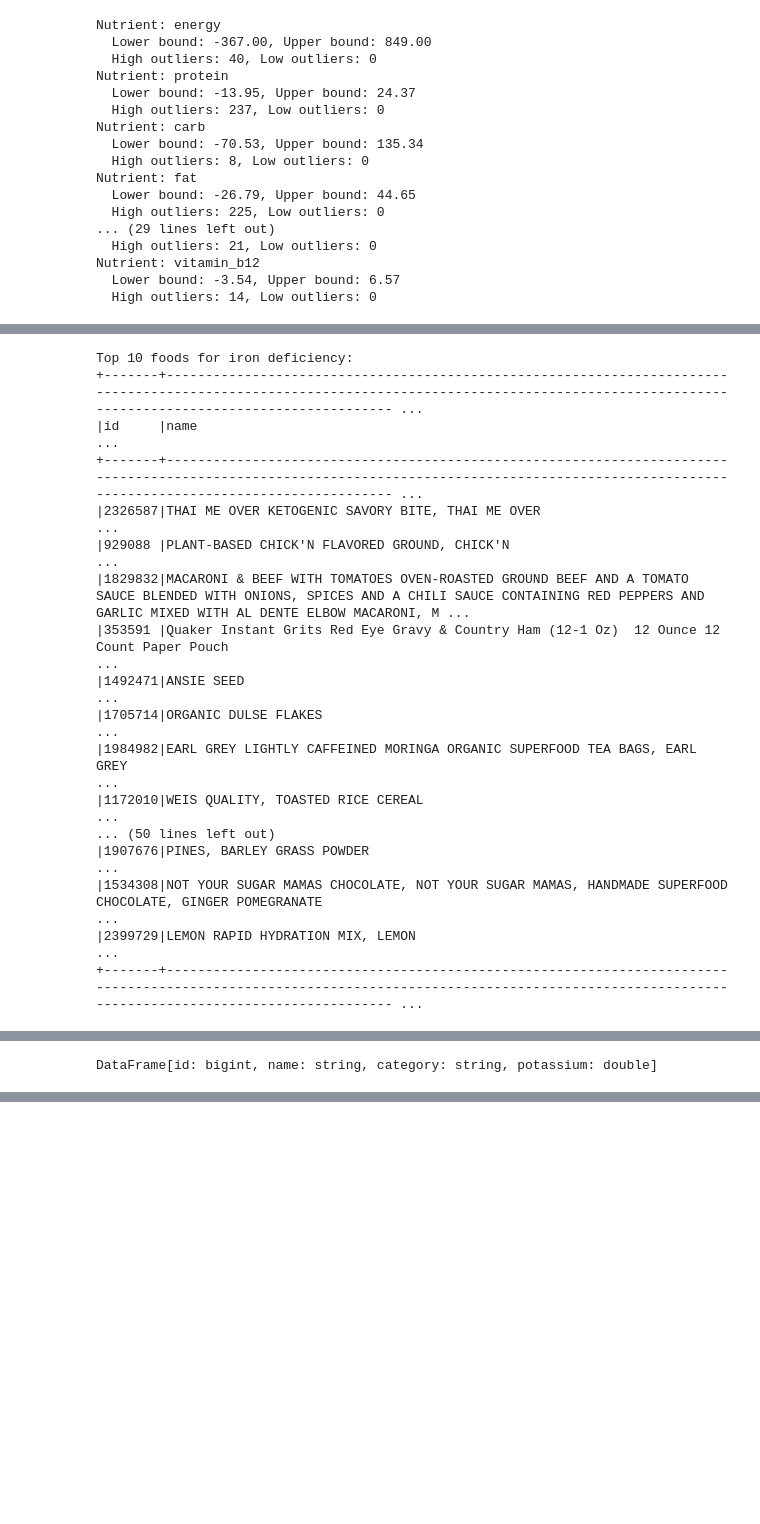
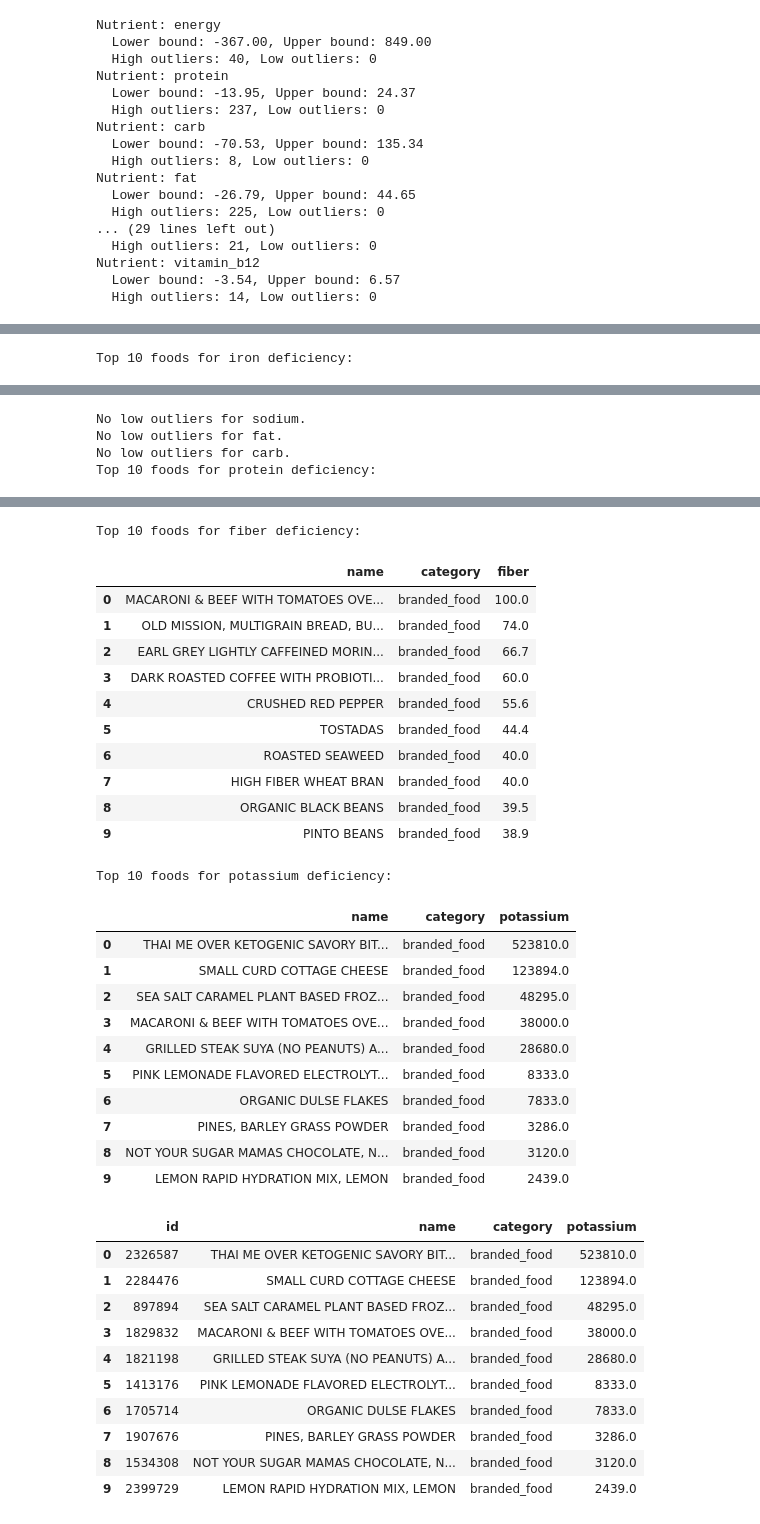
Before and after one commit to Tedyst/FII-BDA, a Jupyter notebook: scripts/nutritional_outlier_analysis.ipynb, the cells around one changed output, grey strips where cells are left out. Drawn from its saved outputs; the diff is of its cells as text; code cells hidden in the pictures; blank space fills up the shorter version.

```diff
--- a/scripts/nutritional_outlier_analysis.ipynb
+++ b/scripts/nutritional_outlier_analysis.ipynb
@@ -15,9 +27,9 @@ To adjust logging level use sc.setLogLevel(newLevel). For SparkR, use setLogLeve
 Spark version: 4.0.1
 # %%
 # Configuration
-input_path = "../output/nutritional_profiles"
-fallback_file = "../output/nutritional_profiles/part-00000-d5d8abf9-0202-406e-af46-ff13446ce22f-c000.snappy.parquet"
-output_dir = "../output/NutritionalOutlierAnalysis"
+input_path = f"{path_prefix}/output/nutritional_profiles"
+fallback_file = f"{path_prefix}/output/nutritional_profiles/part-00000-d5d8abf9-0202-406e-af46-ff13446ce22f-c000.snappy.parquet"
+output_dir = f"{path_prefix}/output/NutritionalOutlierAnalysis"
 os.makedirs(output_dir, exist_ok=True)
 
 # Strict schema mapping (edit as needed for your dataset)
@@ -164,6 +195,7 @@ No low outliers for fiber.
 # %%
 # Example recommendation logic for special dietary needs
 def recommend_foods_for_deficiency(nutrient, top_n=10):
+    """Recommend foods high in a given nutrient (for deficiency)."""
     if nutrient not in outlier_results:
         print(f"Nutrient '{nutrient}' not found.")
         return
@@ -171,11 +203,13 @@ def recommend_foods_for_deficiency(nutrient, top_n=10):
     if sdf is None or sdf.count() == 0:
         print(f"No high outliers for {nutrient}.")
         return
+    pdf = sdf.orderBy(F.desc(nutrient)).limit(top_n).toPandas()
     print(f"Top {top_n} foods for {nutrient} deficiency:")
-    sdf.orderBy(F.desc(nutrient)).limit(top_n).show(truncate=False)
-    return sdf.orderBy(F.desc(nutrient)).limit(top_n)
+    display(pdf[['name', 'category', nutrient]])
+    return pdf
 
 def recommend_foods_for_restriction(nutrient, top_n=10):
+    """Recommend foods low in a given nutrient (for restriction)."""
     if nutrient not in outlier_results:
         print(f"Nutrient '{nutrient}' not found.")
         return
@@ -183,34 +217,24 @@ def recommend_foods_for_restriction(nutrient, top_n=10):
     if sdf is None or sdf.count() == 0:
         print(f"No low outliers for {nutrient}.")
         return
+    pdf = sdf.orderBy(F.asc(nutrient)).limit(top_n).toPandas()
     print(f"Top {top_n} foods for {nutrient} restriction:")
-    sdf.orderBy(F.asc(nutrient)).limit(top_n).show(truncate=False)
-    return sdf.orderBy(F.asc(nutrient)).limit(top_n)
+    display(pdf[['name', 'category', nutrient]])
+    return pdf
 
 # Example: Recommend foods for iron deficiency
 recommend_foods_for_deficiency('iron', top_n=10)
 # Example: Recommend foods for sodium restriction
 recommend_foods_for_restriction('sodium', top_n=10)
+
 recommend_foods_for_restriction('fat', top_n=10)
+
 recommend_foods_for_restriction('carb', top_n=10)
+
 recommend_foods_for_deficiency('protein', top_n=10)
+
 recommend_foods_for_deficiency('fiber', top_n=10)
+
 recommend_foods_for_deficiency('potassium', top_n=10)
 # %% [output]
 Top 10 foods for iron deficiency:
-+-------+----------------------------------------------------------------------------------------------------------------------------------------------------------------------------------------------- ...
-|id     |name                                                                                                                                                                                            ...
-+-------+----------------------------------------------------------------------------------------------------------------------------------------------------------------------------------------------- ...
-|2326587|THAI ME OVER KETOGENIC SAVORY BITE, THAI ME OVER                                                                                                                                                ...
-|929088 |PLANT-BASED CHICK'N FLAVORED GROUND, CHICK'N                                                                                                                                                    ...
-|1829832|MACARONI & BEEF WITH TOMATOES OVEN-ROASTED GROUND BEEF AND A TOMATO SAUCE BLENDED WITH ONIONS, SPICES AND A CHILI SAUCE CONTAINING RED PEPPERS AND GARLIC MIXED WITH AL DENTE ELBOW MACARONI, M ...
-|353591 |Quaker Instant Grits Red Eye Gravy & Country Ham (12-1 Oz)  12 Ounce 12 Count Paper Pouch                                                                                                       ...
-|1492471|ANSIE SEED                                                                                                                                                                                      ...
-|1705714|ORGANIC DULSE FLAKES                                                                                                                                                                            ...
-|1984982|EARL GREY LIGHTLY CAFFEINED MORINGA ORGANIC SUPERFOOD TEA BAGS, EARL GREY                                                                                                                       ...
-|1172010|WEIS QUALITY, TOASTED RICE CEREAL                                                                                                                                                               ...
-... (50 lines left out)
-|1907676|PINES, BARLEY GRASS POWDER                                                                                                                                                                      ...
-|1534308|NOT YOUR SUGAR MAMAS CHOCOLATE, NOT YOUR SUGAR MAMAS, HANDMADE SUPERFOOD CHOCOLATE, GINGER POMEGRANATE                                                                                          ...
-|2399729|LEMON RAPID HYDRATION MIX, LEMON                                                                                                                                                                ...
-+-------+----------------------------------------------------------------------------------------------------------------------------------------------------------------------------------------------- ...
@@ -217 +252,4 @@ Top 10 foods for iron deficiency:
-DataFrame[id: bigint, name: string, category: string, potassium: double]
+No low outliers for sodium.
+No low outliers for fat.
+No low outliers for carb.
+Top 10 foods for protein deficiency:
@@ -217,0 +267,35 @@ DataFrame[id: bigint, name: string, category: string, potassium: double]
+Top 10 foods for fiber deficiency:
+|  | name | category | fiber |
+| 0 | MACARONI & BEEF WITH TOMATOES OVE... | branded_food | 100.0 |
+| 1 | OLD MISSION, MULTIGRAIN BREAD, BU... | branded_food | 74.0 |
+| 2 | EARL GREY LIGHTLY CAFFEINED MORIN... | branded_food | 66.7 |
+| 3 | DARK ROASTED COFFEE WITH PROBIOTI... | branded_food | 60.0 |
+| 4 | CRUSHED RED PEPPER | branded_food | 55.6 |
+| 5 | TOSTADAS | branded_food | 44.4 |
+| 6 | ROASTED SEAWEED | branded_food | 40.0 |
+| 7 | HIGH FIBER WHEAT BRAN | branded_food | 40.0 |
+| 8 | ORGANIC BLACK BEANS | branded_food | 39.5 |
+| 9 | PINTO BEANS | branded_food | 38.9 |
+Top 10 foods for potassium deficiency:
+|  | name | category | potassium |
+| 0 | THAI ME OVER KETOGENIC SAVORY BIT... | branded_food | 523810.0 |
+| 1 | SMALL CURD COTTAGE CHEESE | branded_food | 123894.0 |
+| 2 | SEA SALT CARAMEL PLANT BASED FROZ... | branded_food | 48295.0 |
+| 3 | MACARONI & BEEF WITH TOMATOES OVE... | branded_food | 38000.0 |
+| 4 | GRILLED STEAK SUYA (NO PEANUTS) A... | branded_food | 28680.0 |
+| 5 | PINK LEMONADE FLAVORED ELECTROLYT... | branded_food | 8333.0 |
+| 6 | ORGANIC DULSE FLAKES | branded_food | 7833.0 |
+| 7 | PINES, BARLEY GRASS POWDER | branded_food | 3286.0 |
+| 8 | NOT YOUR SUGAR MAMAS CHOCOLATE, N... | branded_food | 3120.0 |
+| 9 | LEMON RAPID HYDRATION MIX, LEMON | branded_food | 2439.0 |
+|  | id | name | category | potassium |
+| 0 | 2326587 | THAI ME OVER KETOGENIC SAVORY BIT... | branded_food | 523810.0 |
+| 1 | 2284476 | SMALL CURD COTTAGE CHEESE | branded_food | 123894.0 |
+| 2 | 897894 | SEA SALT CARAMEL PLANT BASED FROZ... | branded_food | 48295.0 |
+| 3 | 1829832 | MACARONI & BEEF WITH TOMATOES OVE... | branded_food | 38000.0 |
+| 4 | 1821198 | GRILLED STEAK SUYA (NO PEANUTS) A... | branded_food | 28680.0 |
+| 5 | 1413176 | PINK LEMONADE FLAVORED ELECTROLYT... | branded_food | 8333.0 |
+| 6 | 1705714 | ORGANIC DULSE FLAKES | branded_food | 7833.0 |
+| 7 | 1907676 | PINES, BARLEY GRASS POWDER | branded_food | 3286.0 |
+| 8 | 1534308 | NOT YOUR SUGAR MAMAS CHOCOLATE, N... | branded_food | 3120.0 |
+| 9 | 2399729 | LEMON RAPID HYDRATION MIX, LEMON | branded_food | 2439.0 |
```
Also changed, not shown: parts of 11 cells of this notebook, 14 other files.
